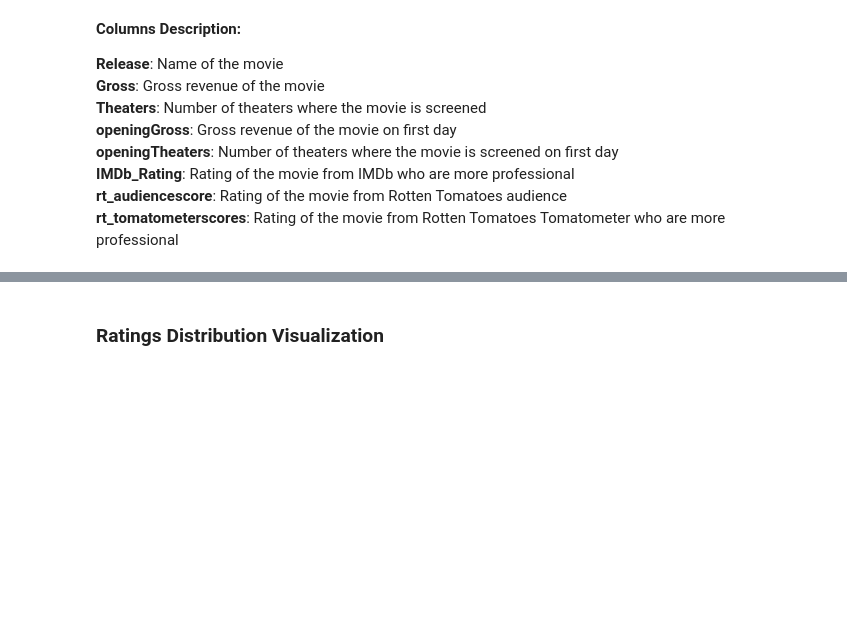
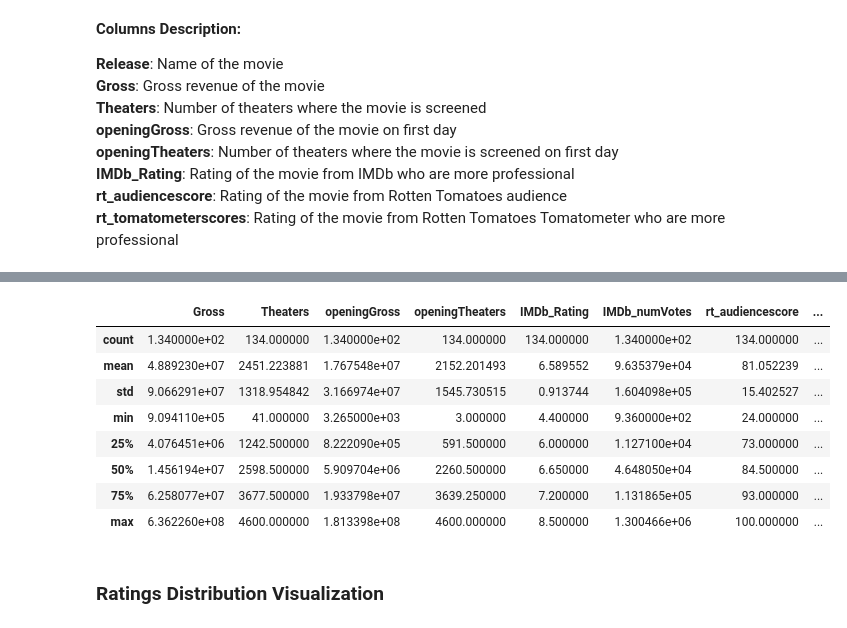
Before and after one commit to 00helloworld/DATA_24M26, a Jupyter notebook: results/analyze_visualize.ipynb, the cells around one changed output, grey strips where cells are left out. Saved outputs shown, nothing was run; the diff lists cells and outputs as text; code cells hidden in the pictures; blank space fills up the shorter version.

```diff
--- a/results/analyze_visualize.ipynb
+++ b/results/analyze_visualize.ipynb
@@ -35,3 +54,15 @@ data.head()
+# %%
+data.describe()
+# %% [output]
+|  | Gross | Theaters | openingGross | openingTheaters | IMDb_Rating | IMDb_numVotes | rt_audiencescore | ... |
+| count | 1.340000e+02 | 134.000000 | 1.340000e+02 | 134.000000 | 134.000000 | 1.340000e+02 | 134.000000 | ... |
+| mean | 4.889230e+07 | 2451.223881 | 1.767548e+07 | 2152.201493 | 6.589552 | 9.635379e+04 | 81.052239 | ... |
+| std | 9.066291e+07 | 1318.954842 | 3.166974e+07 | 1545.730515 | 0.913744 | 1.604098e+05 | 15.402527 | ... |
+| min | 9.094110e+05 | 41.000000 | 3.265000e+03 | 3.000000 | 4.400000 | 9.360000e+02 | 24.000000 | ... |
+| 25% | 4.076451e+06 | 1242.500000 | 8.222090e+05 | 591.500000 | 6.000000 | 1.127100e+04 | 73.000000 | ... |
+| 50% | 1.456194e+07 | 2598.500000 | 5.909704e+06 | 2260.500000 | 6.650000 | 4.648050e+04 | 84.500000 | ... |
+| 75% | 6.258077e+07 | 3677.500000 | 1.933798e+07 | 3639.250000 | 7.200000 | 1.131865e+05 | 93.000000 | ... |
+| max | 6.362260e+08 | 4600.000000 | 1.813398e+08 | 4600.000000 | 8.500000 | 1.300466e+06 | 100.000000 | ... |
 # %% [markdown]
 ### Ratings Distribution Visualization
 # %% [markdown]
```
Also changed, not shown: parts of 1 cell of this notebook, 3 other files.
